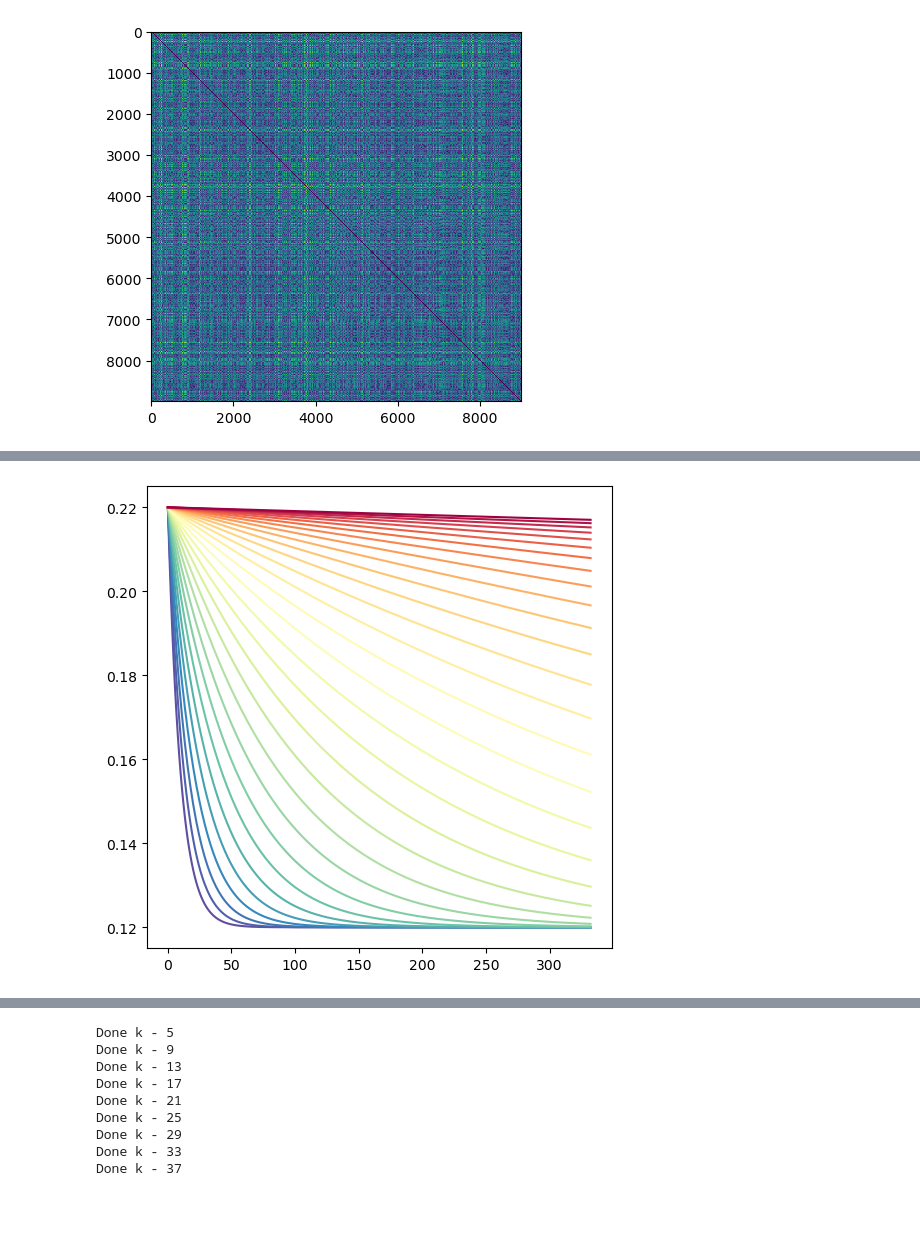
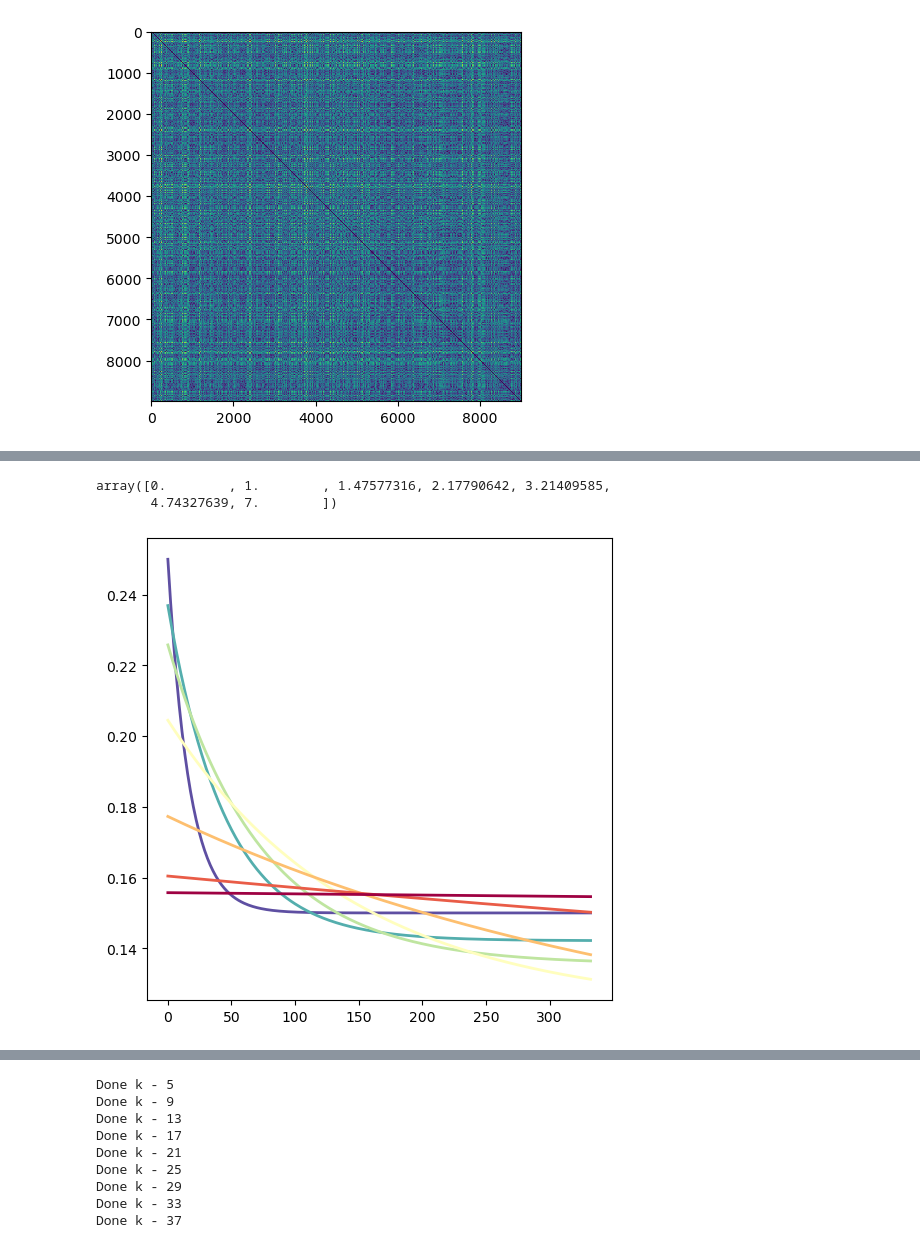
Before and after one commit to dafishcode/suite2p_analysis_py, a Jupyter notebook: Misc1.ipynb, the cells around one changed output, grey strips where cells are left out. Saved outputs shown, nothing was run; the diff lists cells and outputs as text; code cells hidden in the pictures; blank space fills up the shorter version.

```diff
--- a/Misc1.ipynb
+++ b/Misc1.ipynb
@@ -140,27 +113,42 @@ plt.show()
+# %%
+np.append(0,np.geomspace(1, 7, Nsteps-1))
+# %% [output]
+array([0.        , 1.        , 1.47577316, 2.17790642, 3.21409585,
+       4.74327639, 7.        ])
 # %%
 #Two parameters - one for scaling (s) + one for relaxing (r)
 # Conversion from distance to edge weights, scaled (itself exponentially) by s
 #s = 1.2, soften = 0.1, divisor = 10
 #-------------------------------------------------------------------------------
-def dist2edge(distance, divisor, r,s):
+def dist2edge(distance, divisor, soften, s, r):
     edgeweights = (s + np.exp(-soften/np.exp(r)*distance))/divisor
     return edgeweights
 
+
 #S parameters
-Nsteps  = 30
+Nsteps  = 7
 divisor = 10
-soften = 0.1
-r_vals   = np.array(np.linspace(0, 7, Nsteps)).tolist()
-s = 1.2
+soften = 0.06
+r_vals   = np.append(0,np.geomspace(1, 7, Nsteps-1)) #np.array(np.linspace(0, 7, Nsteps)).tolist()
+s = 1.5 #1.2
+
+
 #Plot each s value
 fig, ax = plt.subplots(1, figsize=(6,6))
 colors  = cm.Spectral_r(np.linspace(0,1,Nsteps))
 distance = np.linspace(0, np.max(dist), 300)
+
 for r in range(len(r_vals)):
-    ax.plot(distance, dist2edge(distance, divisor, r_vals[r], s), c=colors[r])
+    sumto = np.sum(dist2edge(distance, divisor, soften, s,  r_vals[0]))
+    curr_sum = np.sum(dist2edge(distance, divisor, soften, s, r_vals[r]))
+    factor = sumto/curr_sum
+    curr_dist = dist2edge(distance, divisor, soften, s, r_vals[r]) * factor
+    ax.plot(distance, curr_dist,  c=colors[r], linewidth = 2)
 #ax.set_xscale('log')
 #ax.set_yscale('log')
+#plt.savefig('r_scaling.svg', transparent = True)
+
 plt.show()
 # %% [output]
-[figure, old version]
+[figure, new version]
 # %%
```
Also changed, not shown: parts of 21 cells of this notebook, 2 other files.
